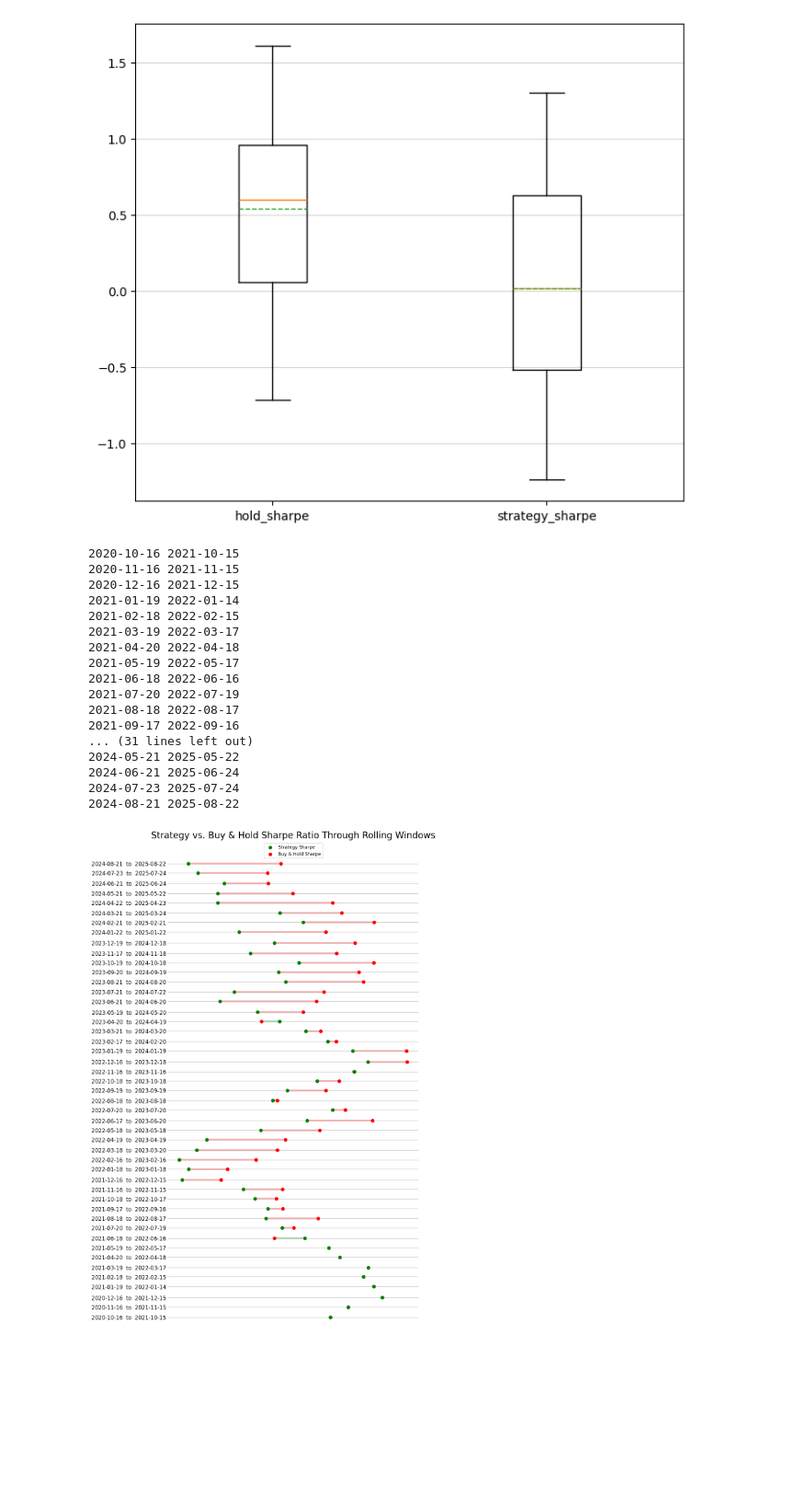
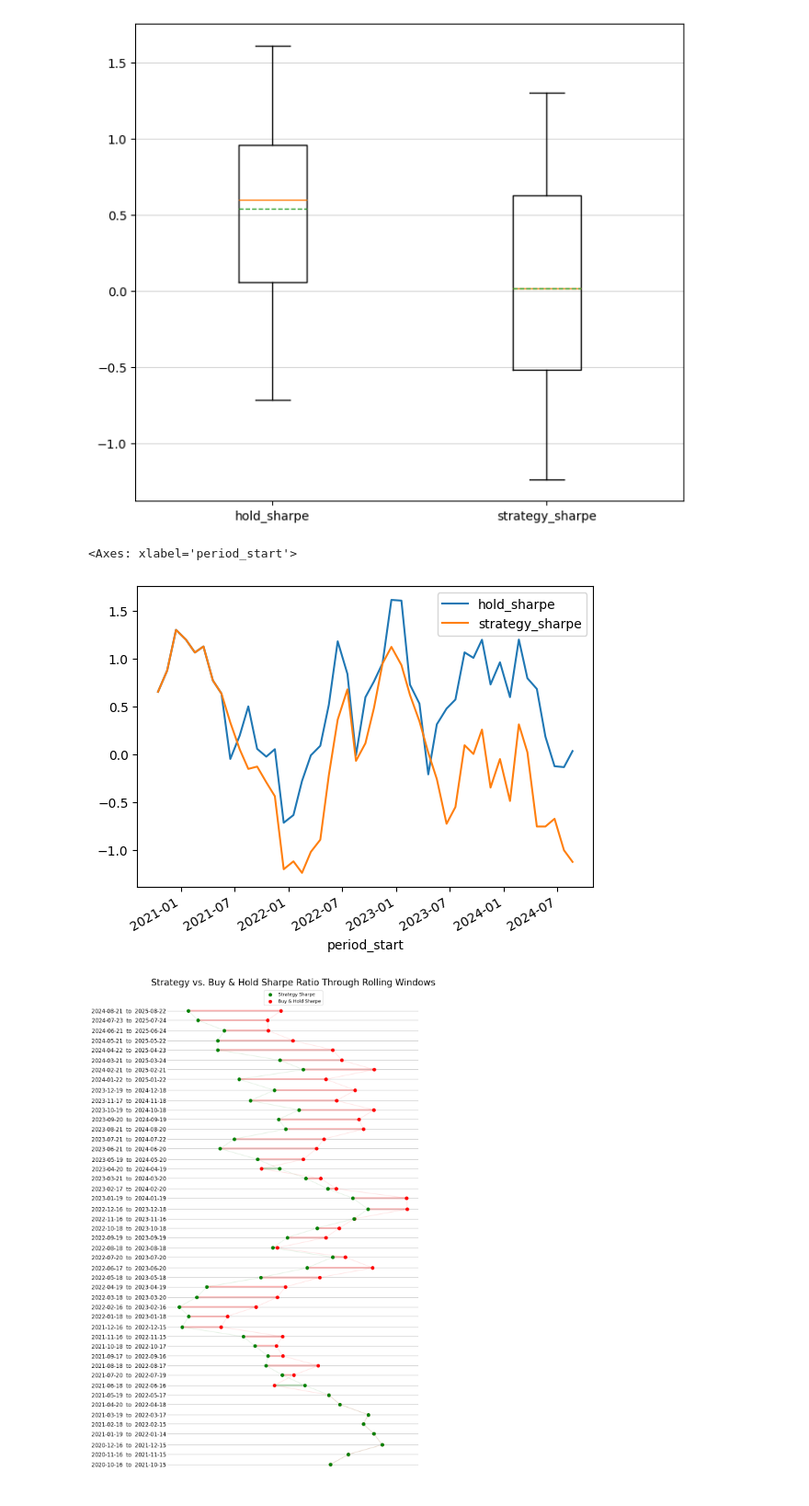
Before and after one commit to JamieW365/trading_algos, a Jupyter notebook: notebooks/simple_ma_crossover.ipynb, the cells around one changed output. Shown at 92% size. Saved outputs shown, nothing was run; the diff lists cells and outputs as text; code cells hidden in the pictures; blank space fills up the shorter version.

```diff
--- a/notebooks/simple_ma_crossover.ipynb
+++ b/notebooks/simple_ma_crossover.ipynb
@@ -742,28 +742,11 @@ ax.yaxis.grid(True, alpha=0.5)
 plt.show;
 # %% [output]
 [figure]
-# %%
-for idx, val in df_rolling['period_end'].items():
-
-    print(idx.date(), val.date())
-# %% [output]
-2020-10-16 2021-10-15
-2020-11-16 2021-11-15
-2020-12-16 2021-12-15
-2021-01-19 2022-01-14
-2021-02-18 2022-02-15
-2021-03-19 2022-03-17
-2021-04-20 2022-04-18
-2021-05-19 2022-05-17
-2021-06-18 2022-06-16
-2021-07-20 2022-07-19
-2021-08-18 2022-08-17
-2021-09-17 2022-09-16
-... (31 lines left out)
-2024-05-21 2025-05-22
-2024-06-21 2025-06-24
-2024-07-23 2025-07-24
-2024-08-21 2025-08-22
+# %%
+df_rolling[['hold_sharpe', 'strategy_sharpe']].plot()#.rolling(12).mean().plot()
+# %% [output]
+<Axes: xlabel='period_start'>
+[figure, added]
 # %%
 yticks = []
 
```
Also changed, not shown: parts of 1 cell of this notebook.
